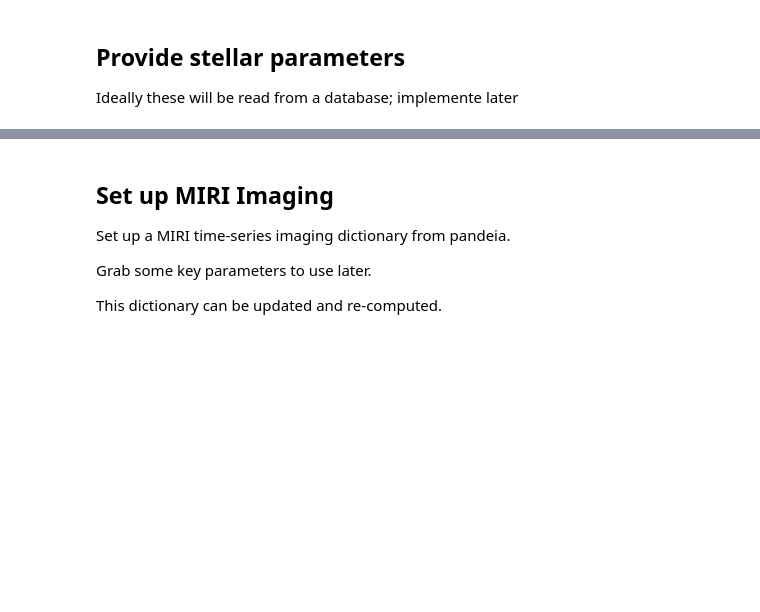
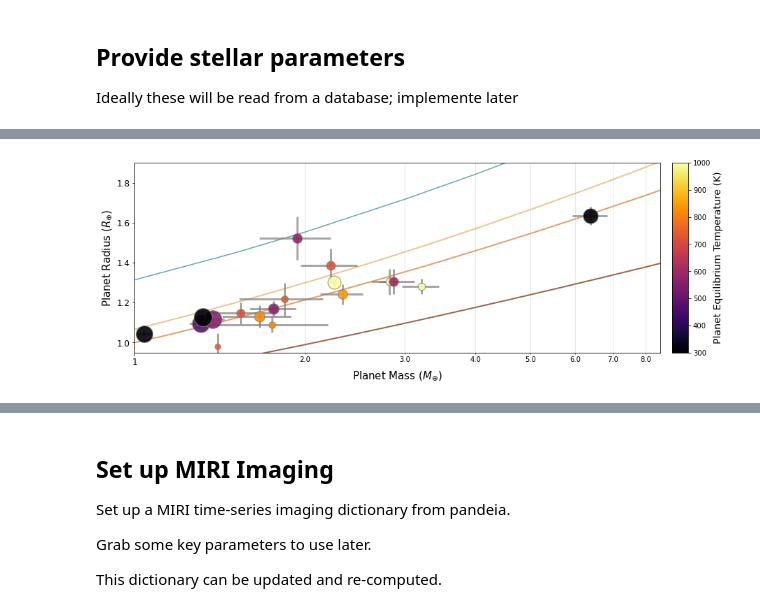
Before and after one commit to hdiamondlowe/jwst_rockyplanetoccultations, a Jupyter notebook: pandeia_etc_miri_imaging_ts.ipynb, the cells around one changed output, grey strips where cells are left out. Cells and saved outputs as stored; diff of their text form; code cells hidden in the pictures; blank space fills up the shorter version.

```diff
--- a/pandeia_etc_miri_imaging_ts.ipynb
+++ b/pandeia_etc_miri_imaging_ts.ipynb
@@ -68,2 +96,72 @@ Table length=24
+# %%
+cmap = mpl.cm.inferno
+norm = mpl.colors.Normalize(vmin=300, vmax=1000)
+mapper = mpl.cm.ScalarMappable(norm=norm, cmap=cmap)
+
+#sample chosen by:
+#high_rprs = np.argwhere(((pl_rad*u.R_earth)/(st_rad*u.R_sun)).decompose() > .03)
+
+plt.figure(figsize=(15, 5))
+
+Fe100 = ascii.read('/home/hannah/Research/Library/ZengCompositions/Fe_100.txt')
+plt.plot(Fe100['col1'], Fe100['col2'], color='#873e23', lw=2, alpha=0.8)
+
+Earthlike = ascii.read('/home/hannah/Research/Library/ZengCompositions/Fe_32p5_MgSiO3_67p5_Earth.txt')
+plt.plot(Earthlike['col1'], Earthlike['col2'], color='#e28743', lw=2, alpha=0.8)
+
+MgSiO3 = ascii.read('/home/hannah/Research/Library/ZengCompositions/MgSiO3_100.txt')
+plt.plot(MgSiO3['col1'], MgSiO3['col2'], color='#eab676', lw=2, alpha=0.8)
+
+MgSiO3_50_H2O_50 = ascii.read('/home/hannah/Research/Library/ZengCompositions/MgSiO3_50_H2O_50.txt')
+plt.plot(MgSiO3_50_H2O_50['col1'], MgSiO3_50_H2O_50['col2'], color='#448fa2', lw=1.5, alpha=0.8)
+
+plt.errorbar(smallPlanetSystems['pl_bmasse'],
+             smallPlanetSystems['pl_rade'],
+             xerr=np.mean([smallPlanetSystems['pl_bmasseerr1'], abs(smallPlanetSystems['pl_bmasseerr2'])], axis=0),
+             yerr=np.mean([smallPlanetSystems['pl_radeerr1'], abs(smallPlanetSystems['pl_radeerr2'])], axis=0),
+             fmt='.',
+             color='grey',
+             ecolor='grey',
+             elinewidth=3,
+             alpha=0.7,
+             zorder=500,
+             )
+
+for i in range(len(smallPlanetSystems)):
+    plt.plot(smallPlanetSystems['pl_bmasse'][i],
+             smallPlanetSystems['pl_rade'][i],
+             'o',
+             markersize=Rp_Rs[i]*300,
+             markeredgecolor='grey',
+             color=mapper.to_rgba(Teq[i]),
+             alpha=0.9,
+             zorder=1000
+            )
+plt.colorbar(mpl.cm.ScalarMappable(norm=norm, cmap=cmap), orientation='vertical', fraction=0.08, pad=0.02, aspect=12).set_label(label='Planet Equilibrium Temperature (K)', size=14)
+
+plt.ylim(0.95, 1.9) # radius
+plt.xlim(1, 8.5) # mass
+
+plt.xscale('log')
+#massrad['massrad'].set_yscale('log')
+plt.xlabel('Planet Mass ($M_{\oplus}$)', fontsize=15)
+plt.ylabel('Planet Radius ($R_{\oplus}$)', fontsize=15)
+#plt.title('', fontsize=16)
+
+plt.tick_params(axis='both', labelsize=12)
+plt.tick_params(axis='both', which='minor')#, labelbottom=False)
+plt.grid(axis='both', which='both', alpha=0.4)
+
+plt.tick_params(axis='x', which='minor')
+ax = plt.gca()
+ax.xaxis.set_major_formatter(StrMethodFormatter('{x:.0f}'))
+ax.xaxis.set_minor_formatter(StrMethodFormatter('{x:.1f}'))
+
+plt.grid()
+
+#plt.savefig('Figure_TerrestrialSample.png', dpi=800)
+plt.show()
+# %% [output]
+[figure, added]
 # %%
 #targ = smallPlanetSystems[targ_inds[1][0]]
```
Also changed, not shown: parts of 19 cells of this notebook, 9 other files.
